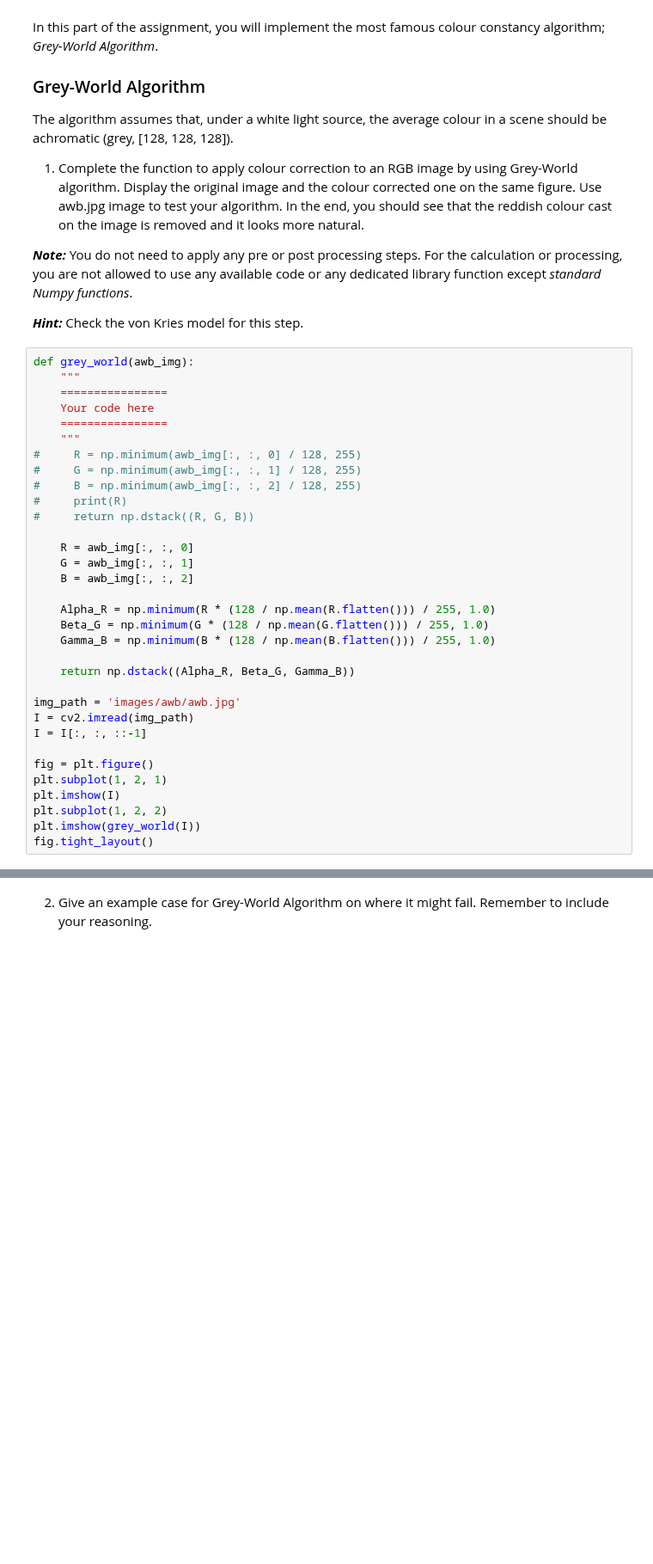
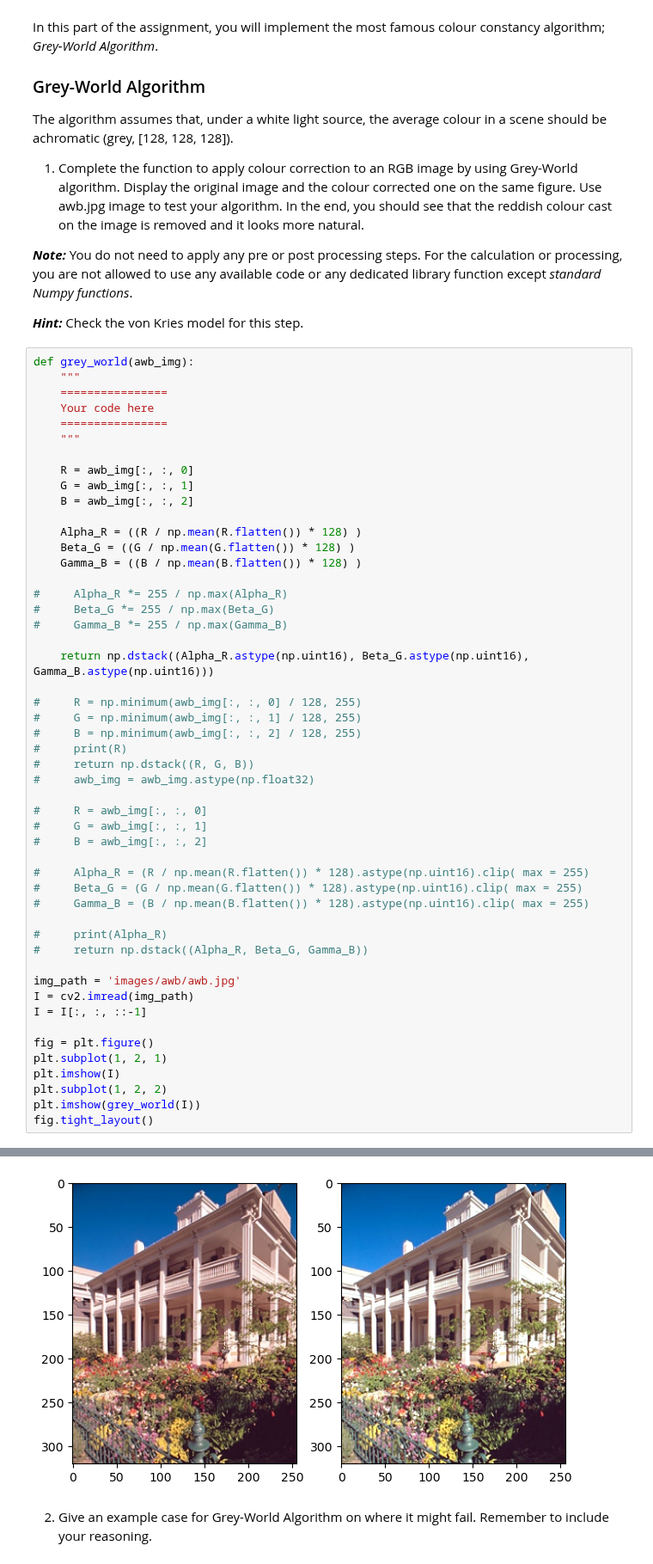
Before and after one commit to joangog/computer-vision-1, a Jupyter notebook: Computer_Vision_1_Lab_1.ipynb, the cells around one changed output, grey strips where cells are left out. Shown at 86% size. Cells and saved outputs as stored; diff of their text form; blank space fills up the shorter version.

```diff
--- a/Computer_Vision_1_Lab_1.ipynb
+++ b/Computer_Vision_1_Lab_1.ipynb
@@ -938,21 +923,38 @@ def grey_world(awb_img):
     Your code here
     ================
     """
+
+    R = awb_img[:, :, 0]
+    G = awb_img[:, :, 1]
+    B = awb_img[:, :, 2]
+
+    Alpha_R = ((R / np.mean(R.flatten()) * 128) )
+    Beta_G = ((G / np.mean(G.flatten()) * 128) )
+    Gamma_B = ((B / np.mean(B.flatten()) * 128) )
+
+#     Alpha_R *= 255 / np.max(Alpha_R)
+#     Beta_G *= 255 / np.max(Beta_G)
+#     Gamma_B *= 255 / np.max(Gamma_B)
+
+    return np.dstack((Alpha_R.astype(np.uint16), Beta_G.astype(np.uint16), Gamma_B.astype(np.uint16)))
+
 #     R = np.minimum(awb_img[:, :, 0] / 128, 255)
 #     G = np.minimum(awb_img[:, :, 1] / 128, 255)
 #     B = np.minimum(awb_img[:, :, 2] / 128, 255)
 #     print(R)
 #     return np.dstack((R, G, B))
+#     awb_img = awb_img.astype(np.float32)
 
-    R = awb_img[:, :, 0]
-    G = awb_img[:, :, 1]
-    B = awb_img[:, :, 2]
+#     R = awb_img[:, :, 0]
+#     G = awb_img[:, :, 1]
+#     B = awb_img[:, :, 2]
 
-    Alpha_R = np.minimum(R * (128 / np.mean(R.flatten())) / 255, 1.0)
-    Beta_G = np.minimum(G * (128 / np.mean(G.flatten())) / 255, 1.0)
-    Gamma_B = np.minimum(B * (128 / np.mean(B.flatten())) / 255, 1.0)
+#     Alpha_R = (R / np.mean(R.flatten()) * 128).astype(np.uint16).clip( max = 255)
+#     Beta_G = (G / np.mean(G.flatten()) * 128).astype(np.uint16).clip( max = 255)
+#     Gamma_B = (B / np.mean(B.flatten()) * 128).astype(np.uint16).clip( max = 255)
 
-    return np.dstack((Alpha_R, Beta_G, Gamma_B))
+#     print(Alpha_R)
+#     return np.dstack((Alpha_R, Beta_G, Gamma_B))
 
 img_path = 'images/awb/awb.jpg'
 I = cv2.imread(img_path)
@@ -964,3 +966,4 @@ plt.imshow(I)
 plt.subplot(1, 2, 2)
 plt.imshow(grey_world(I))
 fig.tight_layout()
+# %% [output]
@@ -967,2 +971,3 @@ fig.tight_layout()
+[figure, added]
 # %% [markdown]
 2. Give an example case for Grey-World Algorithm on where it might fail. Remember to include your reasoning.
```
Also changed, not shown: parts of 4 cells of this notebook.
